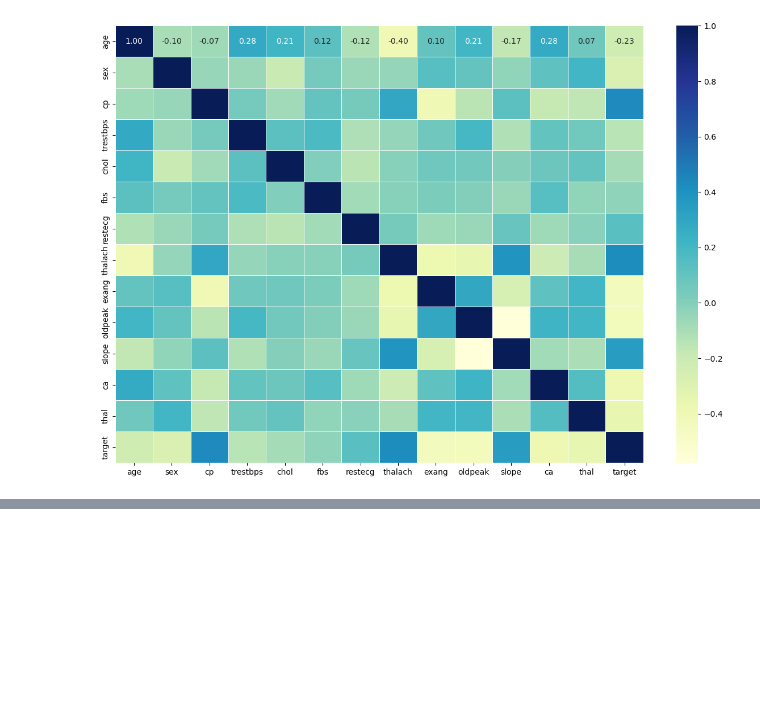
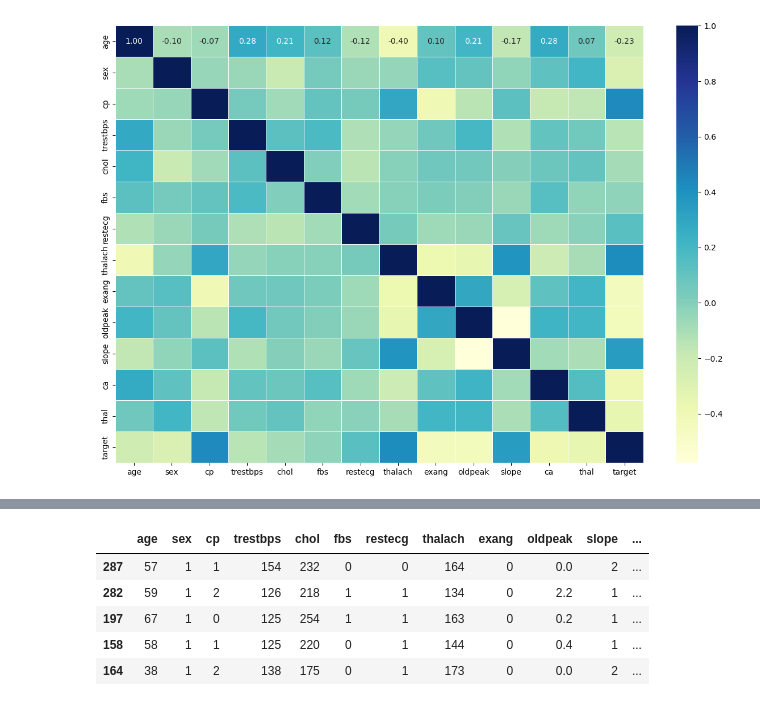
Before and after one commit to Haroon-jay/heart-disease-classifier, a Jupyter notebook: heart-disease.ipynb, the cells around one changed output, grey strips where cells are left out. Cells and saved outputs as stored; diff of their text form; code cells hidden in the pictures; blank space fills up the shorter version.

```diff
--- a/heart-disease.ipynb
+++ b/heart-disease.ipynb
@@ -208,0 +252,9 @@ sns.heatmap(corr_matrix,
+# %%
+X_train.head()
+# %% [output]
+|  | age | sex | cp | trestbps | chol | fbs | restecg | thalach | exang | oldpeak | slope | ... |
+| 287 | 57 | 1 | 1 | 154 | 232 | 0 | 0 | 164 | 0 | 0.0 | 2 | ... |
+| 282 | 59 | 1 | 2 | 126 | 218 | 1 | 1 | 134 | 0 | 2.2 | 1 | ... |
+| 197 | 67 | 1 | 0 | 125 | 254 | 1 | 1 | 163 | 0 | 0.2 | 1 | ... |
+| 158 | 58 | 1 | 1 | 125 | 220 | 0 | 1 | 144 | 0 | 0.4 | 1 | ... |
+| 164 | 38 | 1 | 2 | 138 | 175 | 0 | 1 | 173 | 0 | 0.0 | 2 | ... |
```
Also changed, not shown: parts of 11 cells of this notebook.
